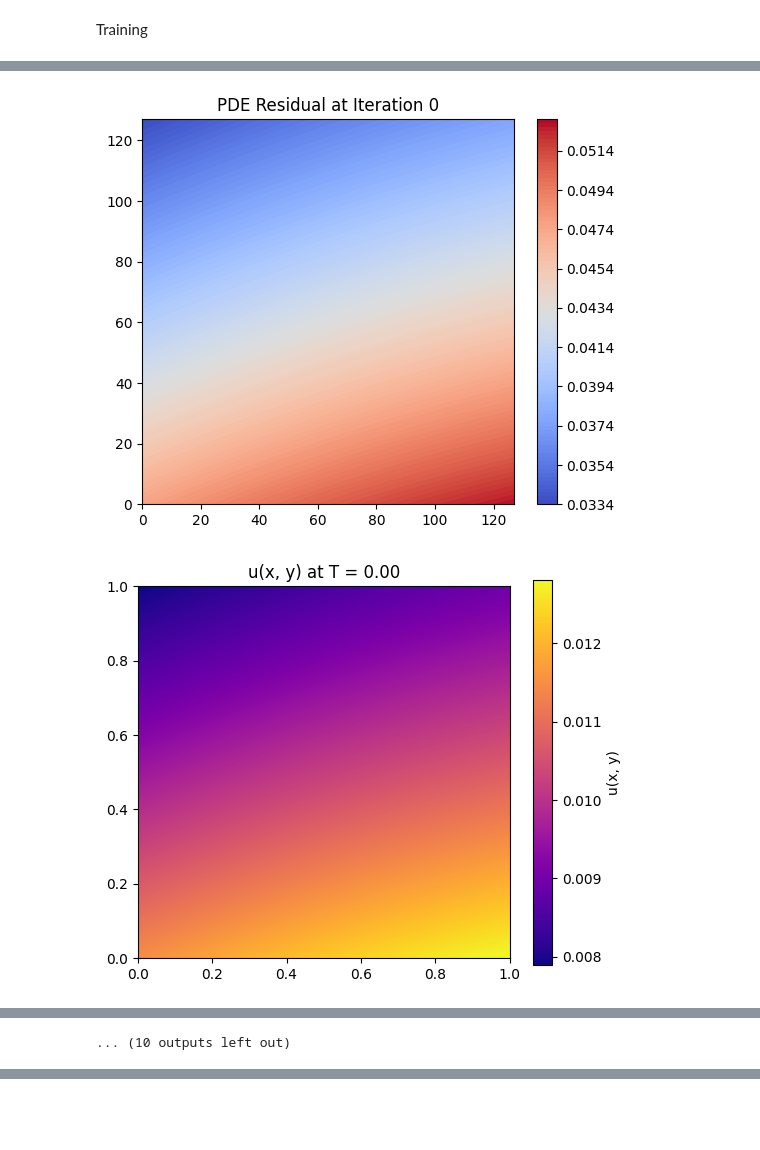
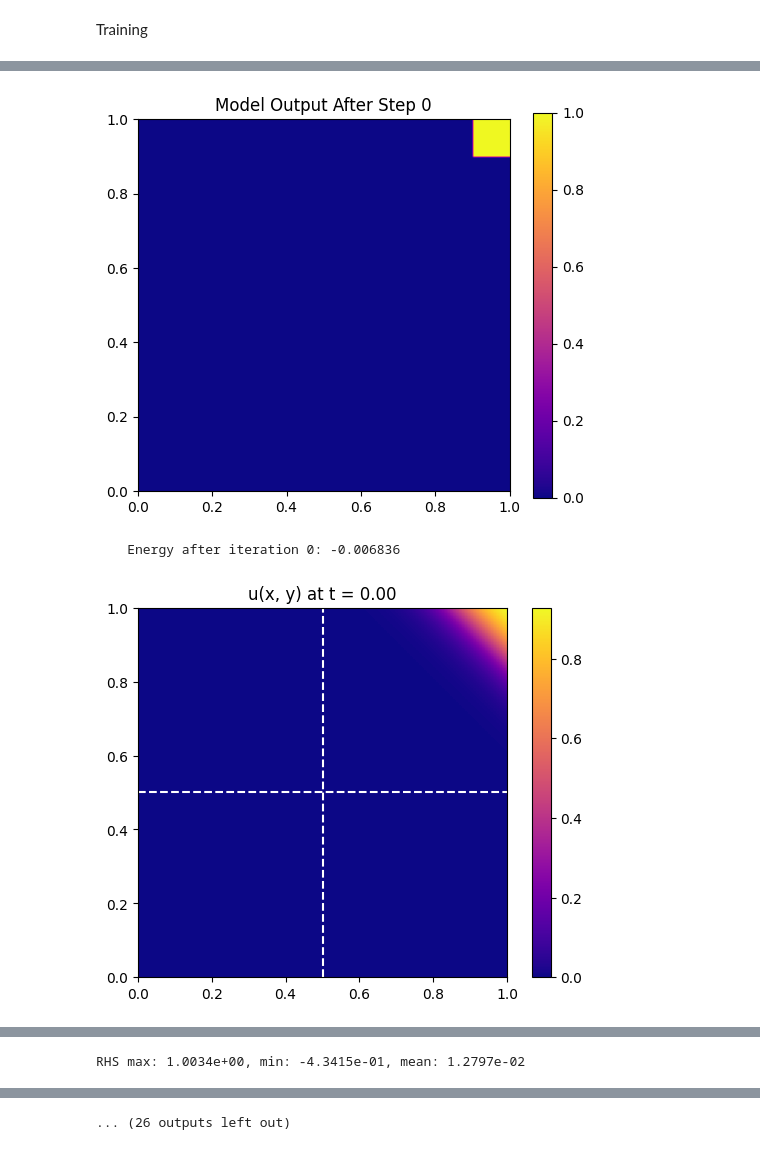
Before and after one commit to FannyRorri/SML_final, a Jupyter notebook: ML/model.ipynb, the cells around one changed output, grey strips where cells are left out. Saved outputs shown, nothing was run; the diff lists cells and outputs as text; code cells hidden in the pictures; blank space fills up the shorter version.

Commit message:
energy and rhs modified. u(x,y) propagation doesnt work. probs point sampling issue

```diff
--- a/ML/model.ipynb
+++ b/ML/model.ipynb
@@ -160,7 +163,7 @@ def energy_f(model, points, sigma_norm, rhs_norm, dt, x):
 Training
 # %%
 # training func
-def train(model, points, sigma_norm, rhs_norm, dt, lr, steps, device, ic_target=None, full_grid=None):
+def train(model, points, sigma_norm, rhs_norm, dt, lr, steps, device, ic_target=None, full_grid=None, u_n=None):
     model.train()
     points = points.to(device)
     optimizer = torch.optim.Adam(model.parameters(), lr=lr)
@@ -168,7 +171,7 @@ def train(model, points, sigma_norm, rhs_norm, dt, lr, steps, device, ic_target=
 
     for epoch in range(steps):
         optimizer.zero_grad()
-        loss = energy_f(model, points, sigma_norm, rhs_norm, dt, points)
+        loss = energy_f(model, points, sigma_norm, rhs_norm, dt, u_n)
         if ic_target is not None and full_grid is not None:   # to weight gradient loss for reinforcement of it
             model.eval()
             u_pred = model(full_grid).squeeze()
@@ -228,13 +231,13 @@ def grad(model, x):
 # //// param def ////////////////////
 dt = 0.5
 N = int(T/dt)
-steps = 1000
+steps = 800
 colloc_p = 1024
 w = 64
 d = 4
-lr = 1e-5  # could get smaller
+lr = 4e-4  # could get smaller
 
-model = DeepRitz(input_dim=2, output_dim=1, w=w, d=d).to(device)
+deepRM = DeepRitz(input_dim=2, output_dim=1, w=w, d=d).to(device)
 
 x = np.linspace(0, 1, n_x)
 y = np.linspace(0, 1, n_y)
@@ -257,11 +260,17 @@ for n in range(int(N)):
 
     if n == 0:
         points = xy_t.clone().detach()
-        model, losses = train(model, points, sigma_norm, rhs_norm, dt, lr, steps, device,
-                              ic_target=u0_tensor, full_grid=xy_t)
+        model, losses = train(deepRM, points, sigma_norm, rhs_norm, dt, lr, steps, device,
+                      ic_target=u0_tensor, full_grid=xy_t, u_n=torch.tensor(u_np.flatten(), dtype=torch.float32).to(device))
+        plt.figure(figsize=(6, 5))
+        plt.imshow(u_n.detach().cpu().numpy().reshape(n_x, n_y), origin='lower', extent=[0,1,0,1], cmap='plasma')
+        plt.colorbar()
+        plt.title("Model Output After Step 0")
+        plt.show()
     else:
-        points = sample_cps(colloc_p, ic=(0.95, 0.95), br=0.4)
-        model, losses = train(model, points, sigma_norm, rhs_norm, dt, lr, steps, device)
+        points = sample_cps(colloc_p, ic=(0.95, 0.95), br=0.2)
+        model, losses = train(deepRM, points, sigma_norm, rhs_norm, dt, lr, steps, device,
+                      ic_target=u0_tensor, full_grid=xy_t, u_n=torch.tensor(u_np.flatten(), dtype=torch.float32).to(device))
 
     tot_losses.extend(losses)
 
@@ -275,11 +284,26 @@ for n in range(int(N)):
     print(f"    Energy after iteration {n}: {energy.item():.6f}")
 
     with torch.no_grad():
-        u_pred = model(xy_t).squeeze()
-    u_n = u_pred.clone()
-    u_np = u_n.detach().cpu().numpy().reshape(n_x, n_y)
+           u_next = model(xy_t).squeeze().detach().cpu().numpy().reshape(n_x, n_y)
+
+    u_n_prev = u_n.detach().cpu().numpy().reshape(n_x, n_y)
+
+    fig, ax = plt.subplots()
+    im = ax.imshow(u_next, origin='lower', extent=[0,1,0,1], cmap='plasma')
+    plt.colorbar(im)
+    ax.set_title(f"u(x, y) at t = {n * dt:.2f}")
+    ax.axvline(x=0.5, color='white', linestyle='--')
+    ax.axhline(y=0.5, color='white', linestyle='--')
+    plt.show()
+
+
+    u_n = torch.tensor(u_next.flatten(), dtype=torch.float32).to(device)
+    u_np = u_next
+    # u_n = u_pred.clone()
+    # u_np = u_n.detach().cpu().numpy().reshape(n_x, n_y)
     rhs_v = rhs(u_np, a, fr, ft, fd, dt).flatten()
     rhs_t = torch.tensor(rhs_v, dtype=torch.float32).to(device)
+    print(f"RHS max: {rhs_t.max():.4e}, min: {rhs_t.min():.4e}, mean: {rhs_t.mean():.4e}")
 
     graphs = stats(model, xy_t, u_n, sigma_norm, dt, a, fr, ft, fd)
     if n % 10 == 0:
@@ -310,2 +333,3 @@ iter: 0 ###############################
-[figure, old version]
+[figure, new version]
+    Energy after iteration 0: -0.006836
-[figure, old version]
+[figure, new version]
@@ -328,0 +336 @@ iter: 1 ###############################
+RHS max: 1.0034e+00, min: -4.3415e-01, mean: 1.2797e-02
@@ -369 +365,0 @@ iter: 21 ###############################
-... (10 outputs left out)
@@ -370,3 +379,4 @@ iter: 21 ###############################
+... (26 outputs left out)
 # %%
 steps = 1000
 N = len(tot_losses) // steps
```
Also changed, not shown: parts of 5 cells of this notebook.
